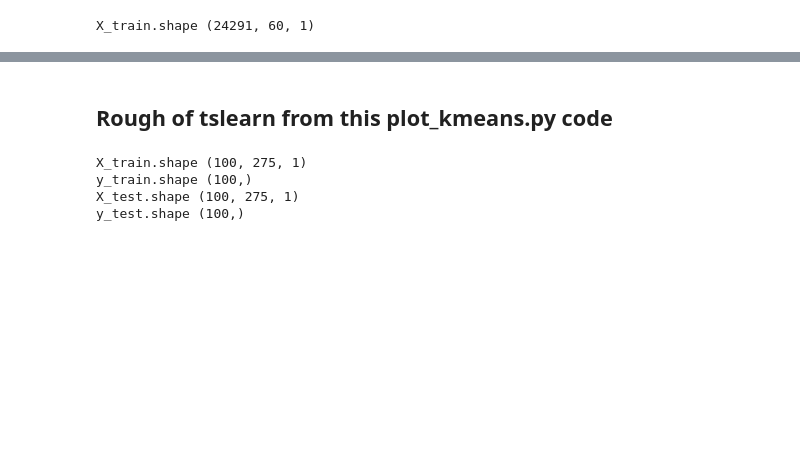
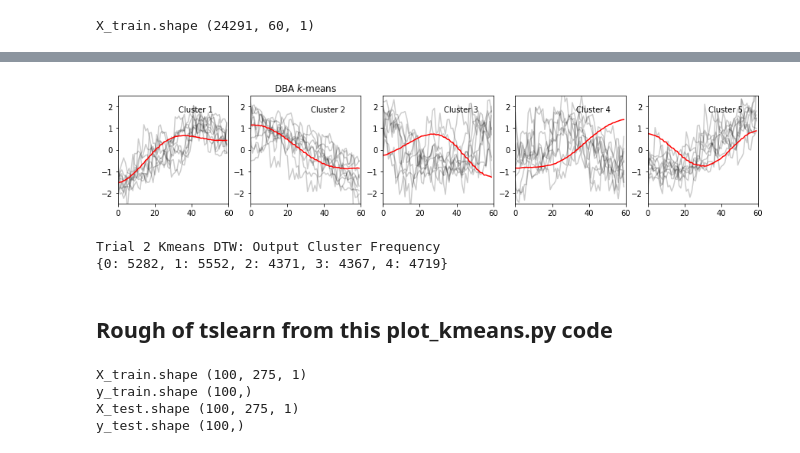
Before and after one commit to OmkarMehta/SSFwithNODE, a Jupyter notebook: time-series-similarity/time_series_similarity.ipynb, the cells around one changed output, grey strips where cells are left out. Cells and saved outputs as stored; diff of their text form; code cells hidden in the pictures; blank space fills up the shorter version.

```diff
--- a/time-series-similarity/time_series_similarity.ipynb
+++ b/time-series-similarity/time_series_similarity.ipynb
@@ -1413,0 +1565,14 @@ ValueError: ignored
+# %%
+# DBA-k-means
+print("DBA k-means")
+dba_km = TimeSeriesKMeans(n_clusters=5,
+                          n_init=1,
+                          max_iter = 10,
+                          metric="dtw",
+                          verbose=True,
+                          max_iter_barycenter=10,
+                          random_state=seed)
+y_pred = dba_km.fit_predict(X_train)
+print(f"y_pred.shape {y_pred.shape}")
+
+dba_km.to_pickle(f"trial-{trial}-dba-km.pkl")
@@ -1414,3 +1609,31 @@ ValueError: ignored
+# %%
+plt.figure(figsize=(15,15))
+for yi in range(n_clusters):
+    plt.subplot(n_clusters, n_clusters, yi + 1)
+    for xx in X_train[y_pred == yi][:10]:
+        plt.plot(xx.ravel(), "k-", alpha=.2)
+    plt.plot(km.cluster_centers_[yi].ravel(), "r-")
+    plt.xlim(0, sz)
+    plt.ylim(-2.5, 2.5)
+    plt.text(0.55, 0.85,'Cluster %d' % (yi + 1),
+             transform=plt.gca().transAxes)
+    if yi == 1:
+        plt.title("DBA $k$-means")
+# %% [output]
+[figure, added]
+# %%
+from tslearn.clustering import silhouette_score
+# Frequency count of the Output clusters
+unique, counts = np.unique(y_pred, return_counts=True)
+print(f'Trial {trial} Kmeans DTW: Output Cluster Frequency')
+print(dict(zip(unique, counts)))
+# # Silhouette Score
+# print('Silhouette Score')
+# print(silhouette_score(X_train ,y_pred))
+# print("\n")
+# %% [output]
+Trial 2 Kmeans DTW: Output Cluster Frequency
+{0: 5282, 1: 5552, 2: 4371, 3: 4367, 4: 4719}
 # %% [markdown]
 ## Rough of tslearn from this plot_kmeans.py code
 # %%
```
Also changed, not shown: parts of 26 cells of this notebook, 5 other files.
